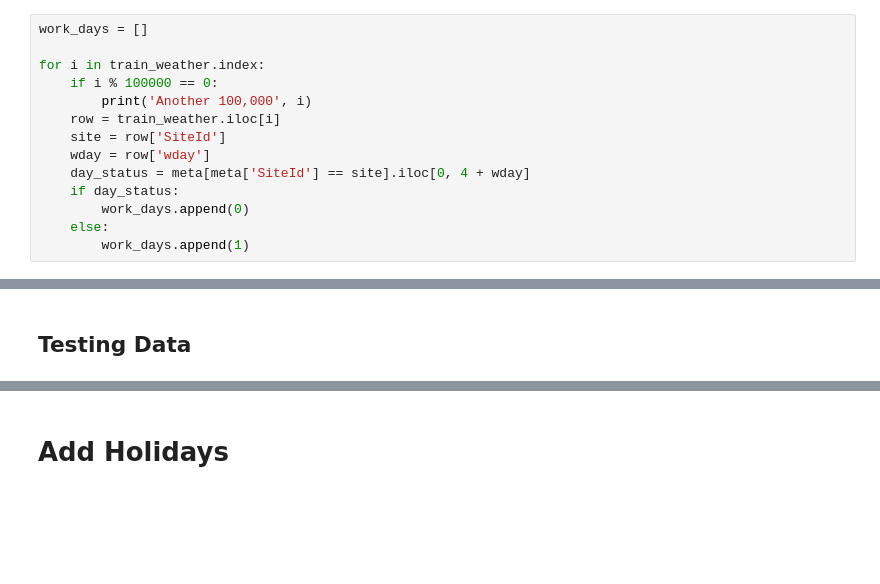
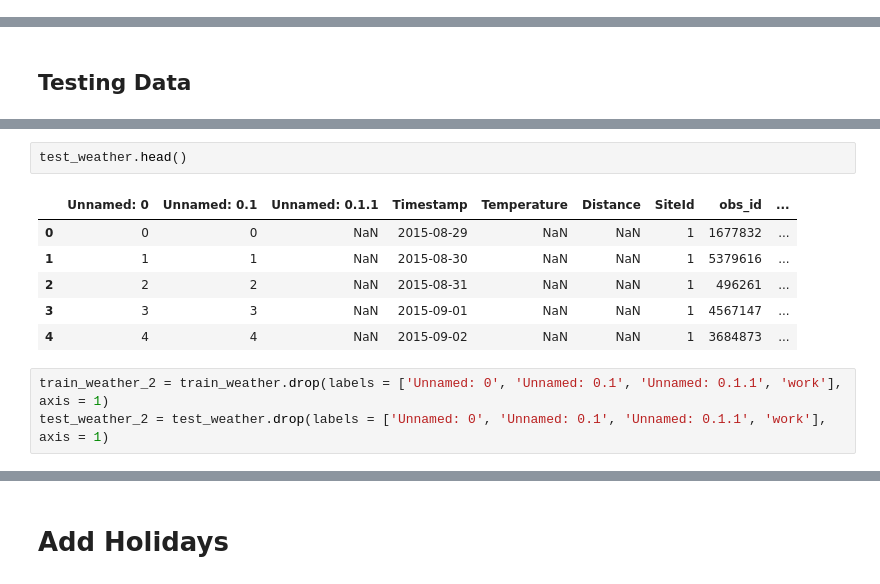
Before and after one commit to WillKoehrsen/power-laws, a Jupyter notebook: exploration/exploration.ipynb, the cells around one changed output, grey strips where cells are left out. Drawn from its saved outputs; the diff is of its cells as text; blank space fills up the shorter version.

```diff
--- a/exploration/exploration.ipynb
+++ b/exploration/exploration.ipynb
@@ -175,14 +192,0 @@ train_weather.head()
-# %%
-work_days = []
-
-for i in train_weather.index:
-    if i % 100000 == 0:
-        print('Another 100,000', i)
-    row = train_weather.iloc[i]
-    site = row['SiteId']
-    wday = row['wday']
-    day_status = meta[meta['SiteId'] == site].iloc[0, 4 + wday]
-    if day_status:
-        work_days.append(0)
-    else:
-        work_days.append(1)
@@ -219,0 +223,12 @@ test_weather['work'] = test_work_days
+# %%
+test_weather.head()
+# %% [output]
+|  | Unnamed: 0 | Unnamed: 0.1 | Unnamed: 0.1.1 | Timestamp | Temperature | Distance | SiteId | obs_id | ... |
+| 0 | 0 | 0 | NaN | 2015-08-29 | NaN | NaN | 1 | 1677832 | ... |
+| 1 | 1 | 1 | NaN | 2015-08-30 | NaN | NaN | 1 | 5379616 | ... |
+| 2 | 2 | 2 | NaN | 2015-08-31 | NaN | NaN | 1 | 496261 | ... |
+| 3 | 3 | 3 | NaN | 2015-09-01 | NaN | NaN | 1 | 4567147 | ... |
+| 4 | 4 | 4 | NaN | 2015-09-02 | NaN | NaN | 1 | 3684873 | ... |
+# %%
+train_weather_2 = train_weather.drop(labels = ['Unnamed: 0', 'Unnamed: 0.1', 'Unnamed: 0.1.1', 'work'], axis = 1)
+test_weather_2 = test_weather.drop(labels = ['Unnamed: 0', 'Unnamed: 0.1', 'Unnamed: 0.1.1', 'work'], axis = 1)
```
Also changed, not shown: parts of 22 cells of this notebook, 2 other files.
